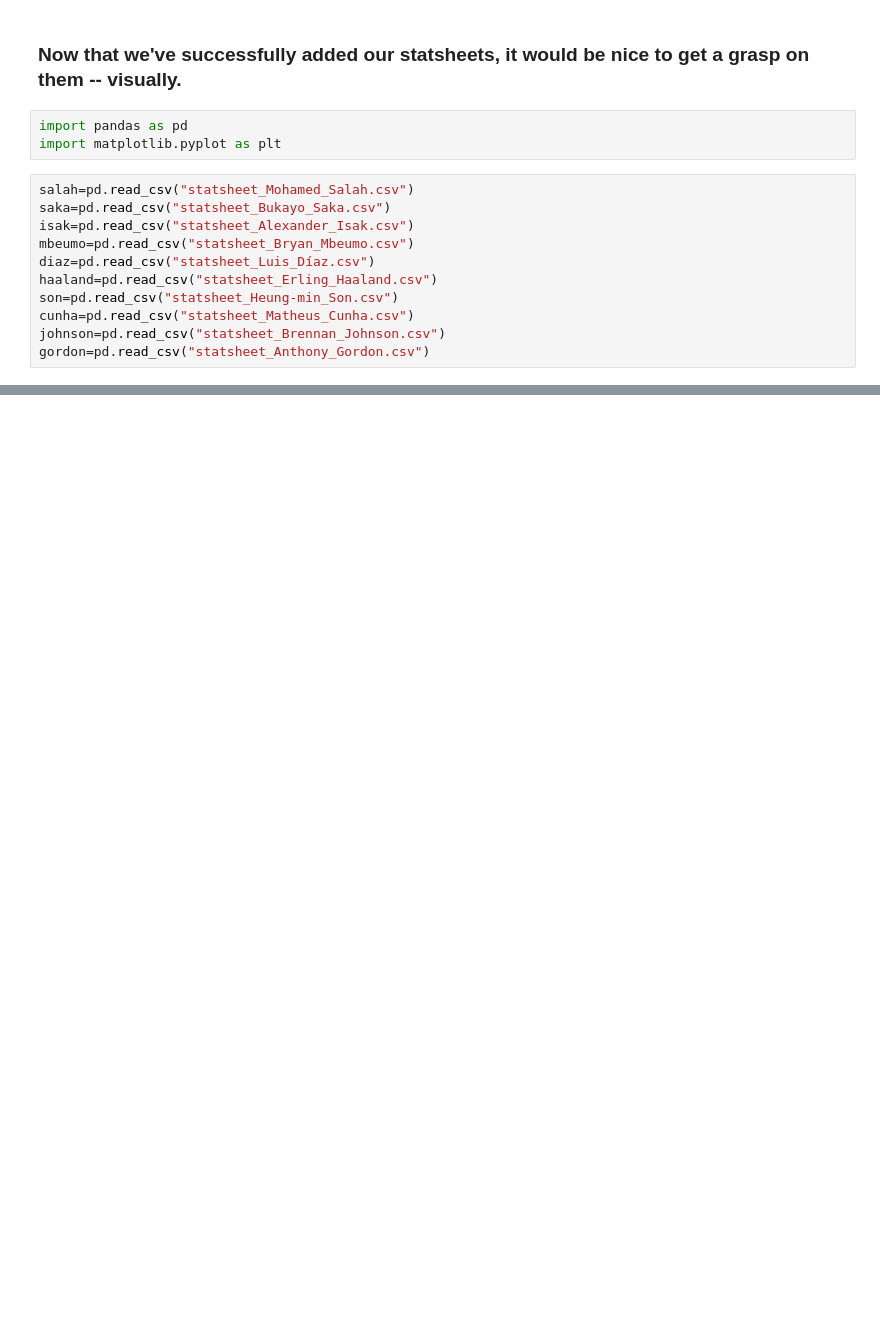
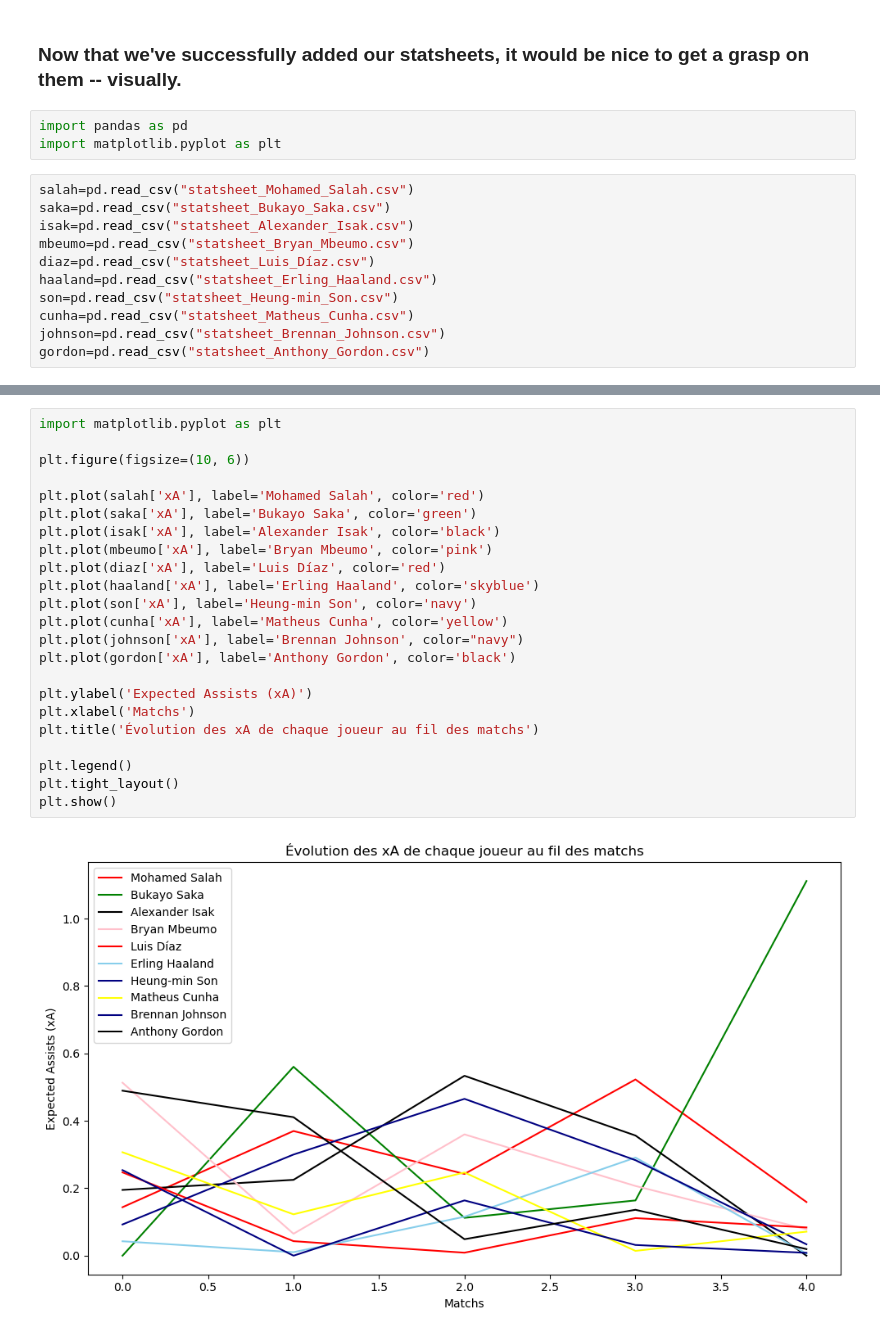
Before and after one commit to mounirfrhn/Premier-League-Simulation, a Jupyter notebook: descriptive.ipynb, the cells around one changed output, grey strips where cells are left out. Cells and saved outputs as stored; diff of their text form; blank space fills up the shorter version.

```diff
--- a/descriptive.ipynb
+++ b/descriptive.ipynb
@@ -59,0 +63,25 @@ plt.show()
+# %%
+import matplotlib.pyplot as plt
+
+plt.figure(figsize=(10, 6))
+
+plt.plot(salah['xA'], label='Mohamed Salah', color='red')
+plt.plot(saka['xA'], label='Bukayo Saka', color='green')
+plt.plot(isak['xA'], label='Alexander Isak', color='black')
+plt.plot(mbeumo['xA'], label='Bryan Mbeumo', color='pink')
+plt.plot(diaz['xA'], label='Luis Díaz', color='red')
+plt.plot(haaland['xA'], label='Erling Haaland', color='skyblue')
+plt.plot(son['xA'], label='Heung-min Son', color='navy')
+plt.plot(cunha['xA'], label='Matheus Cunha', color='yellow')
+plt.plot(johnson['xA'], label='Brennan Johnson', color="navy")
+plt.plot(gordon['xA'], label='Anthony Gordon', color='black')
+
+plt.ylabel('Expected Assists (xA)')
+plt.xlabel('Matchs')
+plt.title('Évolution des xA de chaque joueur au fil des matchs')
+
+plt.legend()
+plt.tight_layout()
+plt.show()
+# %% [output]
+[figure, added]
```
Also changed, not shown: parts of 3 cells of this notebook.
